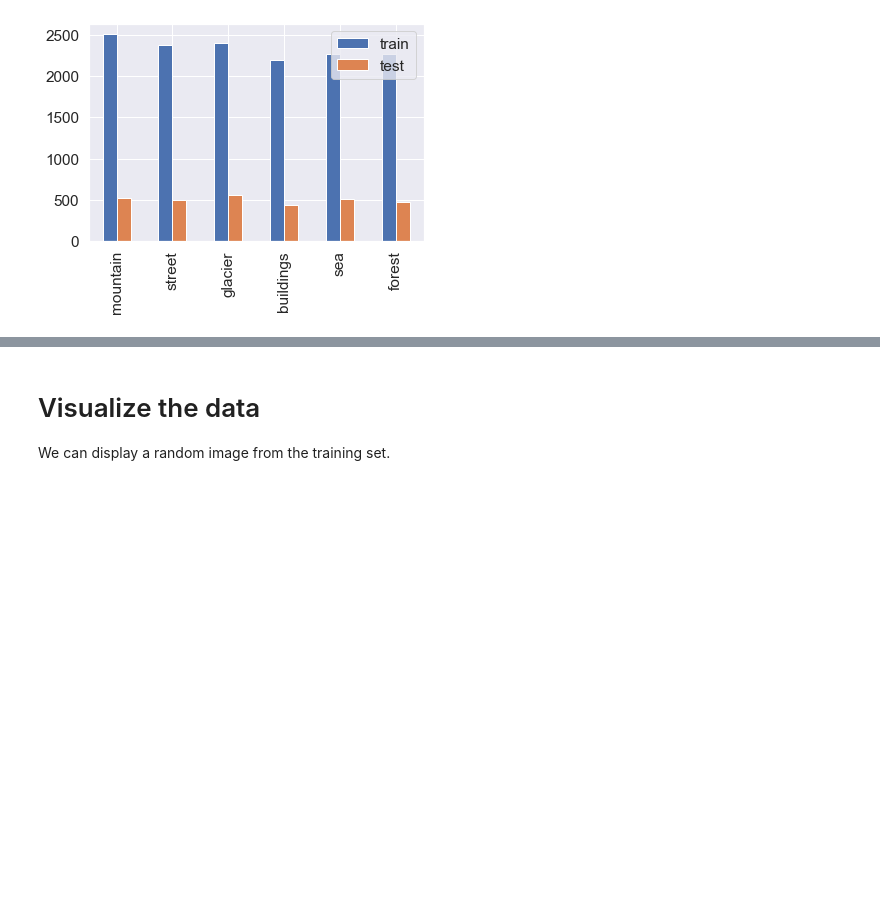
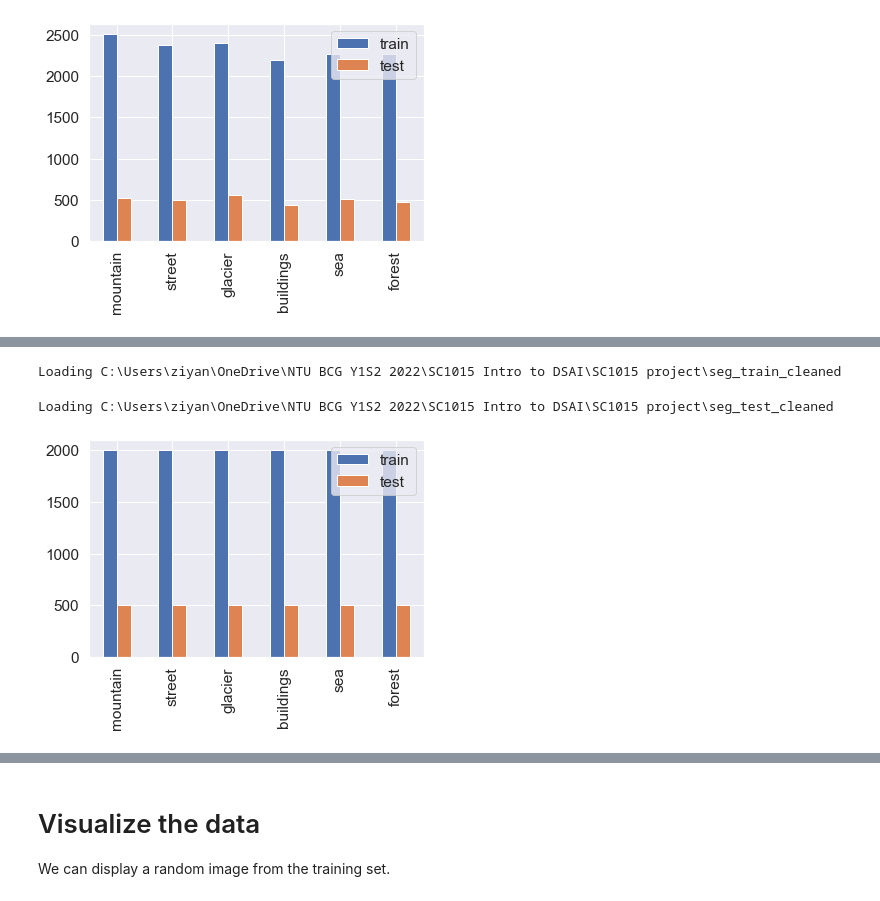
Before and after one commit to Yuandjom/SC1015-Mini-Project-BCF1, a Jupyter notebook: Intel Image Classification using CNN.ipynb, the cells around one changed output, grey strips where cells are left out. Saved outputs shown, nothing was run; the diff lists cells and outputs as text; code cells hidden in the pictures; blank space fills up the shorter version.

```diff
--- a/Intel Image Classification using CNN.ipynb
+++ b/Intel Image Classification using CNN.ipynb
@@ -103,0 +149,5 @@ plt.show()
+# %%
+(train_images, train_labels), (test_images, test_labels) = load_data()
+# %% [output]
+Loading C:\Users\ziyan\OneDrive\NTU BCG Y1S2 2022\SC1015 Intro to DSAI\SC1015 project\seg_train_cleaned
+Loading C:\Users\ziyan\OneDrive\NTU BCG Y1S2 2022\SC1015 Intro to DSAI\SC1015 project\seg_test_cleaned
@@ -103,0 +156,12 @@ plt.show()
+# %%
+import pandas as pd
+
+_, train_counts = np.unique(train_labels, return_counts=True)
+_, test_counts = np.unique(test_labels, return_counts=True)
+pd.DataFrame({'train': train_counts,
+                    'test': test_counts},
+             index=class_names
+            ).plot.bar()
+plt.show()
+# %% [output]
+[figure, added]
```
Also changed, not shown: parts of 35 cells of this notebook, 1 other file.
